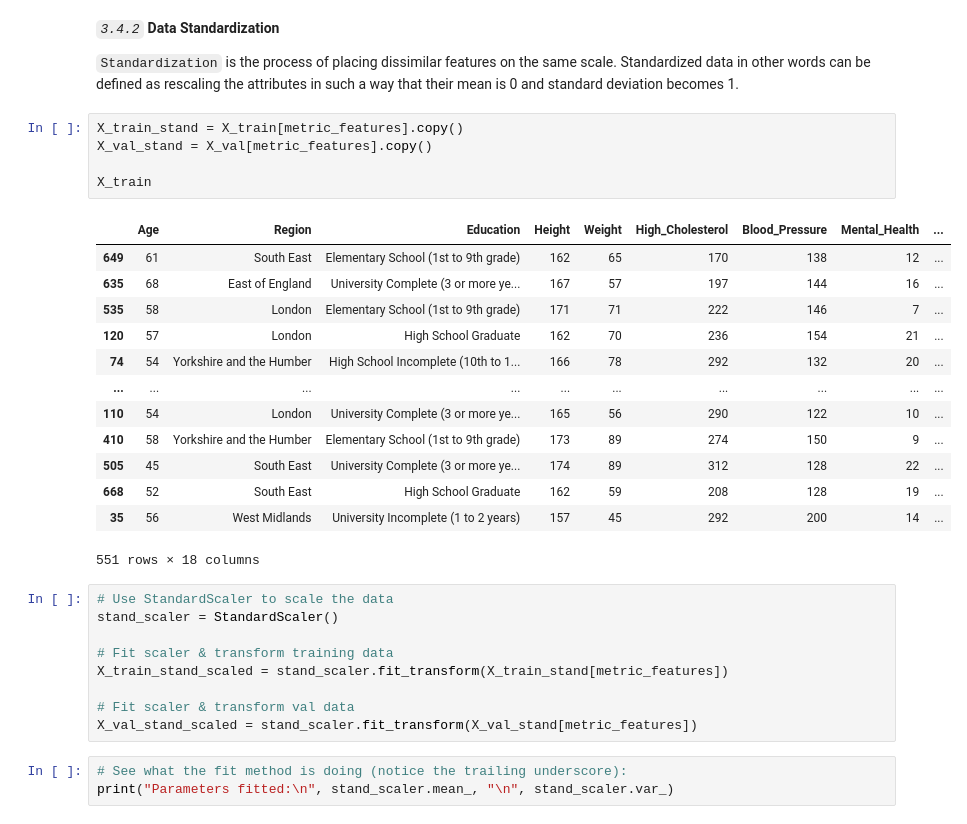
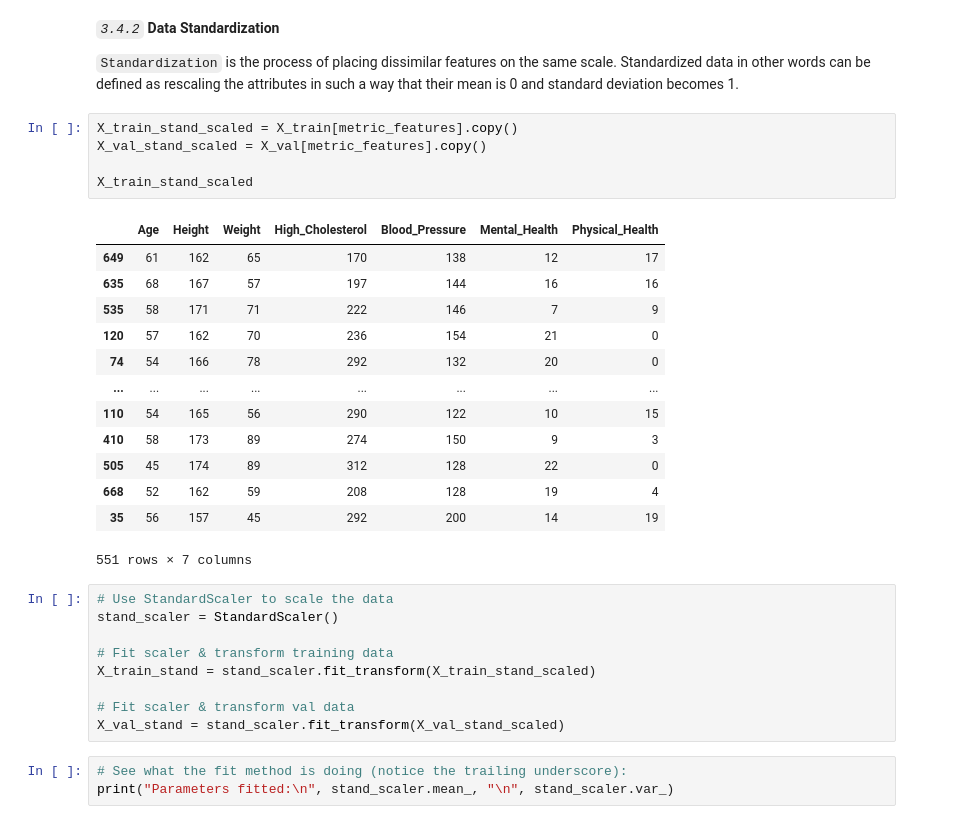
Before and after one commit to NassarX/ML-200179-Project, a Jupyter notebook: smith_parasite.ipynb, the cells around one changed output. Cells and saved outputs as stored; diff of their text form.

```diff
--- a/smith_parasite.ipynb
+++ b/smith_parasite.ipynb
@@ -744,33 +853,33 @@ _`3.4.2`_ __Data Standardization__
 
 `Standardization` is the process of placing dissimilar features on the same scale. Standardized data in other words can be defined as rescaling the attributes in such a way that their mean is 0 and standard deviation becomes 1.
 # %%
-X_train_stand = X_train[metric_features].copy()
-X_val_stand = X_val[metric_features].copy()
+X_train_stand_scaled = X_train[metric_features].copy()
+X_val_stand_scaled = X_val[metric_features].copy()
 
-X_train
+X_train_stand_scaled
 # %% [output]
-|  | Age | Region | Education | Height | Weight | High_Cholesterol | Blood_Pressure | Mental_Health | ... |
-| 649 | 61 | South East | Elementary School (1st to 9th grade) | 162 | 65 | 170 | 138 | 12 | ... |
-| 635 | 68 | East of England | University Complete (3 or more ye... | 167 | 57 | 197 | 144 | 16 | ... |
-| 535 | 58 | London | Elementary School (1st to 9th grade) | 171 | 71 | 222 | 146 | 7 | ... |
-| 120 | 57 | London | High School Graduate | 162 | 70 | 236 | 154 | 21 | ... |
-| 74 | 54 | Yorkshire and the Humber | High School Incomplete (10th to 1... | 166 | 78 | 292 | 132 | 20 | ... |
-| ... | ... | ... | ... | ... | ... | ... | ... | ... | ... |
-| 110 | 54 | London | University Complete (3 or more ye... | 165 | 56 | 290 | 122 | 10 | ... |
-| 410 | 58 | Yorkshire and the Humber | Elementary School (1st to 9th grade) | 173 | 89 | 274 | 150 | 9 | ... |
-| 505 | 45 | South East | University Complete (3 or more ye... | 174 | 89 | 312 | 128 | 22 | ... |
-| 668 | 52 | South East | High School Graduate | 162 | 59 | 208 | 128 | 19 | ... |
-| 35 | 56 | West Midlands | University Incomplete (1 to 2 years) | 157 | 45 | 292 | 200 | 14 | ... |
+|  | Age | Height | Weight | High_Cholesterol | Blood_Pressure | Mental_Health | Physical_Health |
+| 649 | 61 | 162 | 65 | 170 | 138 | 12 | 17 |
+| 635 | 68 | 167 | 57 | 197 | 144 | 16 | 16 |
+| 535 | 58 | 171 | 71 | 222 | 146 | 7 | 9 |
+| 120 | 57 | 162 | 70 | 236 | 154 | 21 | 0 |
+| 74 | 54 | 166 | 78 | 292 | 132 | 20 | 0 |
+| ... | ... | ... | ... | ... | ... | ... | ... |
+| 110 | 54 | 165 | 56 | 290 | 122 | 10 | 15 |
+| 410 | 58 | 173 | 89 | 274 | 150 | 9 | 3 |
+| 505 | 45 | 174 | 89 | 312 | 128 | 22 | 0 |
+| 668 | 52 | 162 | 59 | 208 | 128 | 19 | 4 |
+| 35 | 56 | 157 | 45 | 292 | 200 | 14 | 19 |
-551 rows × 18 columns
+551 rows × 7 columns
 # %%
 # Use StandardScaler to scale the data
 stand_scaler = StandardScaler()
 
 # Fit scaler & transform training data
-X_train_stand_scaled = stand_scaler.fit_transform(X_train_stand[metric_features])
+X_train_stand = stand_scaler.fit_transform(X_train_stand_scaled)
 
 # Fit scaler & transform val data
-X_val_stand_scaled = stand_scaler.fit_transform(X_val_stand[metric_features])
+X_val_stand = stand_scaler.fit_transform(X_val_stand_scaled)
 # %%
 # See what the fit method is doing (notice the trailing underscore):
 print("Parameters fitted:\n", stand_scaler.mean_, "\n", stand_scaler.var_)
```
Also changed, not shown: parts of 86 cells of this notebook.
